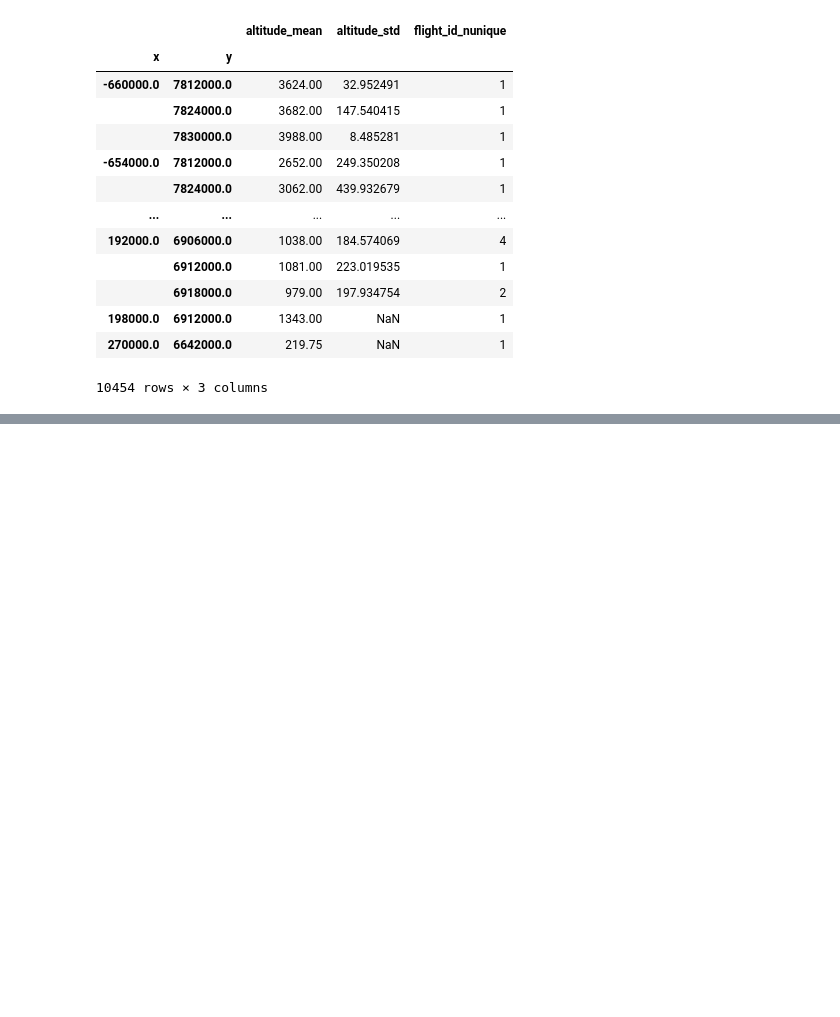
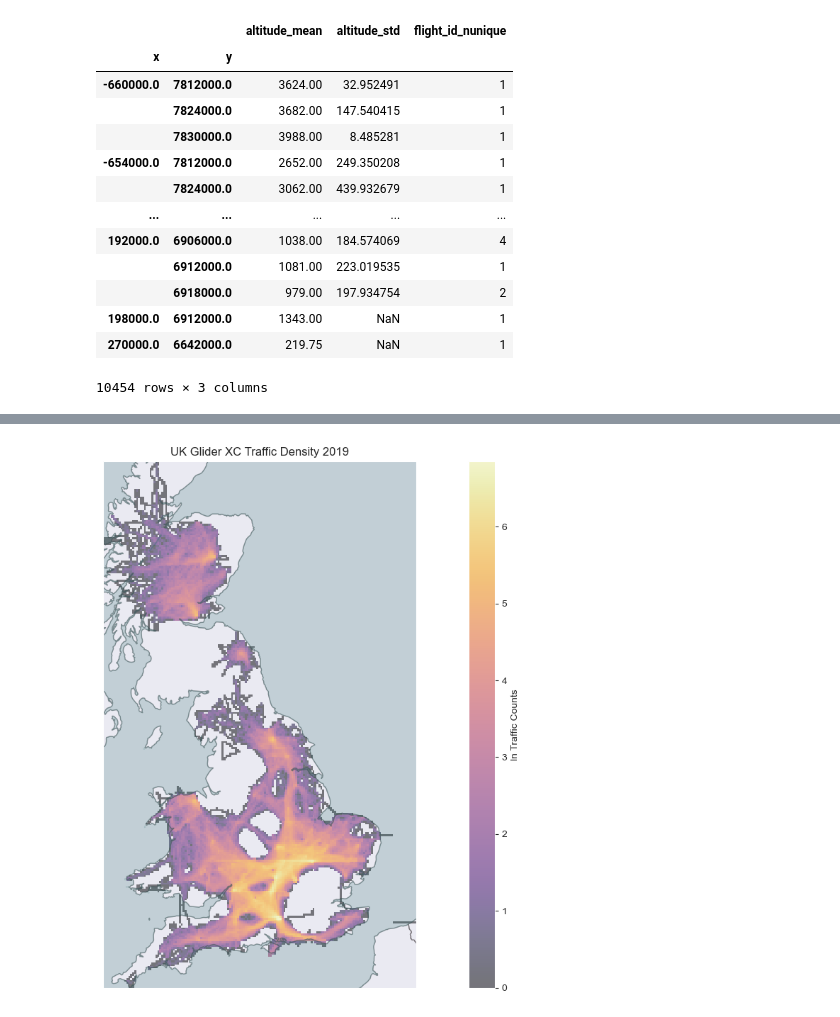
Before and after one commit to aliaksei135/sandbox, a Jupyter notebook: tfc_dists/notebooks/bga_tfc.ipynb, the cells around one changed output, grey strips where cells are left out. Saved outputs shown, nothing was run; the diff lists cells and outputs as text; code cells hidden in the pictures; blank space fills up the shorter version.

```diff
--- a/tfc_dists/notebooks/bga_tfc.ipynb
+++ b/tfc_dists/notebooks/bga_tfc.ipynb
@@ -112,0 +113,42 @@ tfc_xy.data['y'].hist(ax=axy, orientation='horizontal', bins=32)
+# %%
+from cartes.crs import LambertConformal, EPSG_27700, PlateCarree, EuroPP, Mercator, Projection
+from traffic.drawing import countries, lakes, ocean
+from traffic.data import airports
+bounds = (-2.9, 1.5, 50.5, 51.9)
+
+fig, ax = plt.subplots(
+    1, 1, figsize=(15,8), subplot_kw=dict(projection=Projection('epsg:3857')),
+)
+
+ax.add_feature(countries())
+ax.add_feature(lakes())
+ax.add_feature(ocean())
+# ax.set_extent(bounds)
+# ax.set_global()
+tfc_magg = tfc_agg
+
+xs = np.sort(tfc_magg['flight_id_nunique'].reset_index()['x'].unique().astype(int))
+ys = np.sort(tfc_magg['flight_id_nunique'].reset_index()['y'].unique().astype(int))
+
+pcm = ax.pcolormesh(xs, ys, np.log(tfc_magg['flight_id_nunique'].reset_index().pivot_table('flight_id_nunique', 'y', 'x', fill_value=np.nan))
+, cmap='inferno', alpha=0.5)
+
+# ax.add_geometries([traj_poly], 'epsg:3857', facecolor='red', edgecolor='red', alpha=0.3)
+
+# airports['EGHL'].point.plot(ax, alpha=0.2)
+# airports['EGTK'].point.plot(ax, alpha=0.2)
+# airports['EGKA'].point.plot(ax, alpha=0.2)
+# airports['EGMD'].point.plot(ax, alpha=0.2)
+# airports['EGTB'].point.plot(ax, alpha=0.2)
+# airports['EGHO'].point.plot(ax, alpha=0.2)
+# airports['EGBP'].point.plot(ax, alpha=0.2)
+# airports['EGKH'].point.plot(ax, alpha=0.2)
+
+cb = fig.colorbar(pcm)
+cb.set_label('ln Traffic Counts')
+ax.set_title('UK Glider XC Traffic Density 2019')
+
+fig.tight_layout()
+fig.savefig('glider_xc_2019.png')
+# %% [output]
+[figure, added]
```
Also changed, not shown: parts of 2 cells of this notebook, 2 other files.
